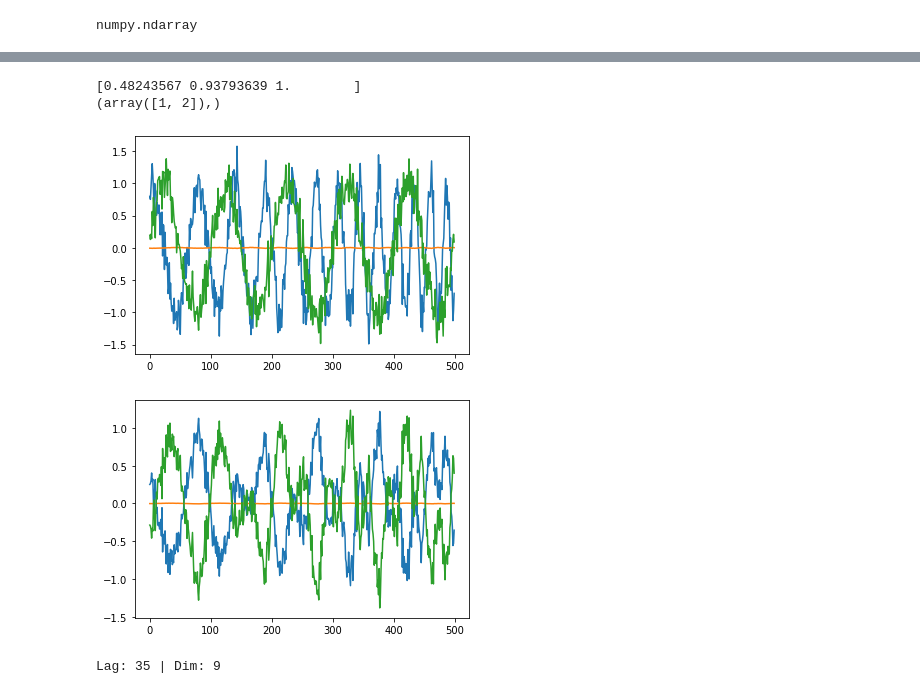
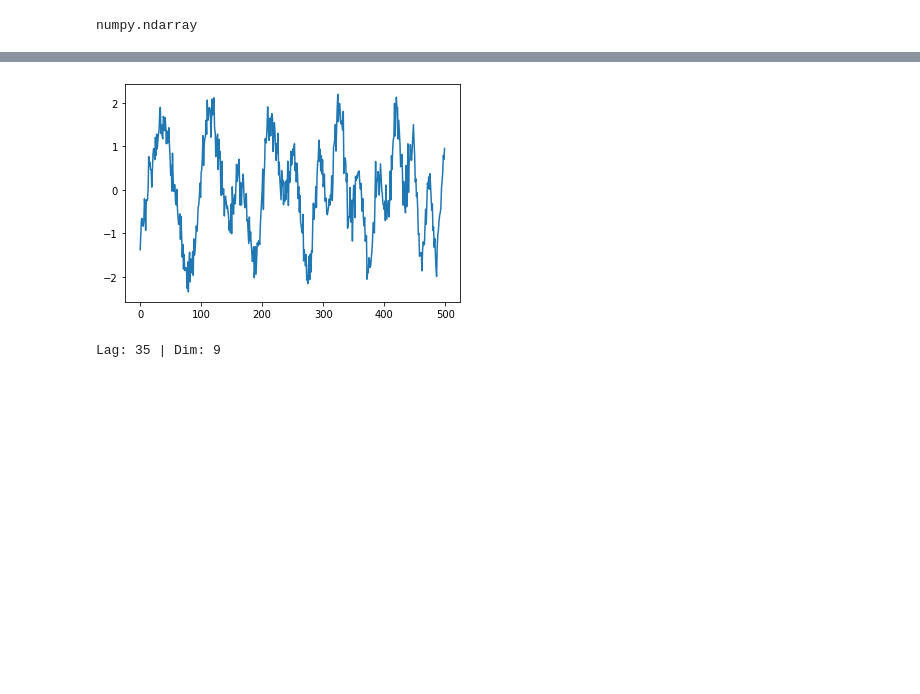
Before and after one commit to carstengieshoff/thesis_code, a Jupyter notebook: notebooks/Test_RPs_for_multivariate_signals.ipynb, the cells around one changed output, grey strips where cells are left out. Drawn from its saved outputs; the diff is of its cells as text; code cells hidden in the pictures; blank space fills up the shorter version.

```diff
--- a/notebooks/Test_RPs_for_multivariate_signals.ipynb
+++ b/notebooks/Test_RPs_for_multivariate_signals.ipynb
@@ -61,13 +61,8 @@ plt.plot(s)
 # %%
-plt.plot(PCA(s, var = 0.9))
-plt.show()
 plt.plot(PCA(s, num_pcs=1))
 plt.show()
 # %% [output]
-[0.48243567 0.93793639 1.        ]
-(array([1, 2]),)
-[figure, old version]
+[figure, new version]
-[figure, removed]
 # %%
 from data_handling.physionet_reader import PhysioNetReader
 import matplotlib.pyplot as plt
```
Also changed, not shown: parts of 5 cells of this notebook, 1 other file.
